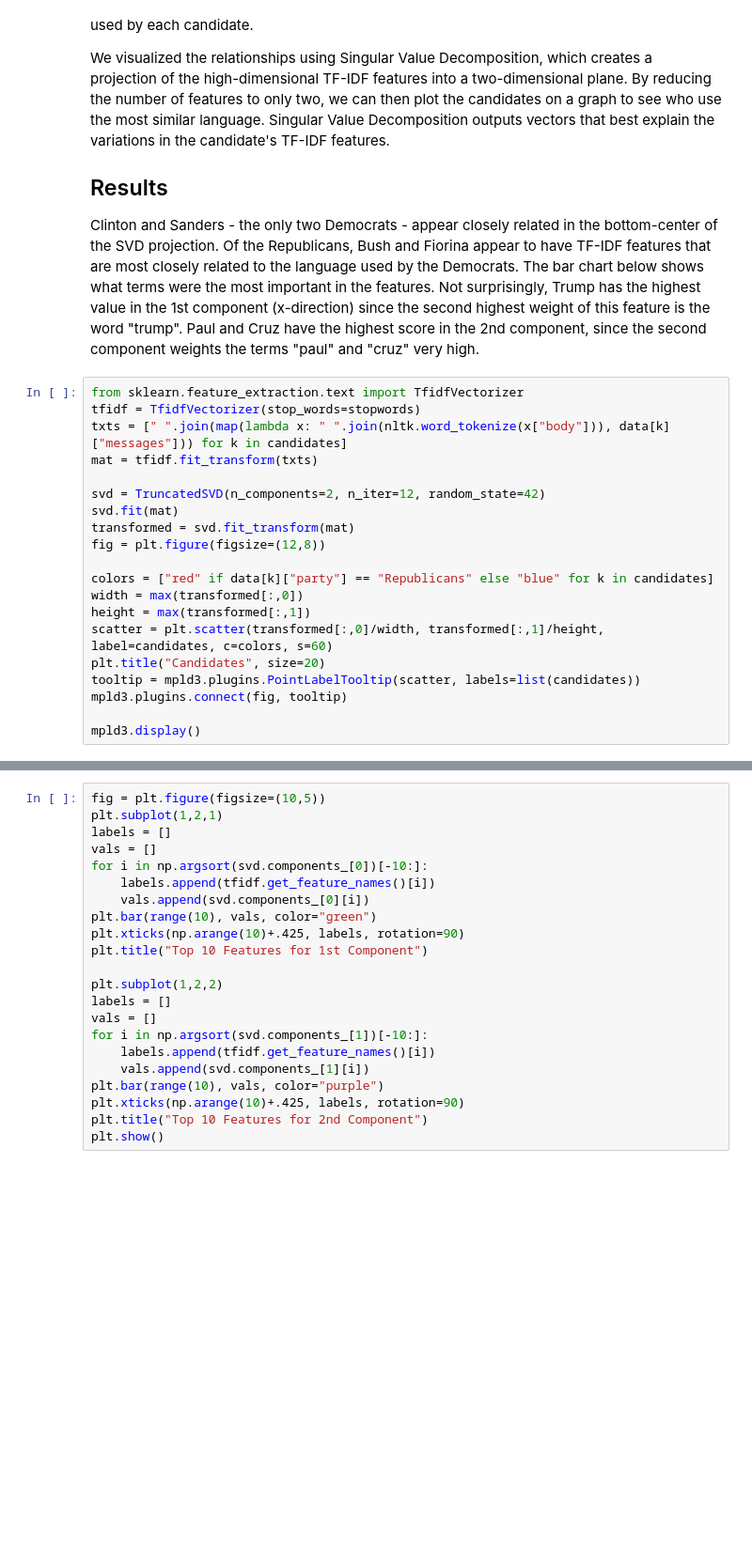
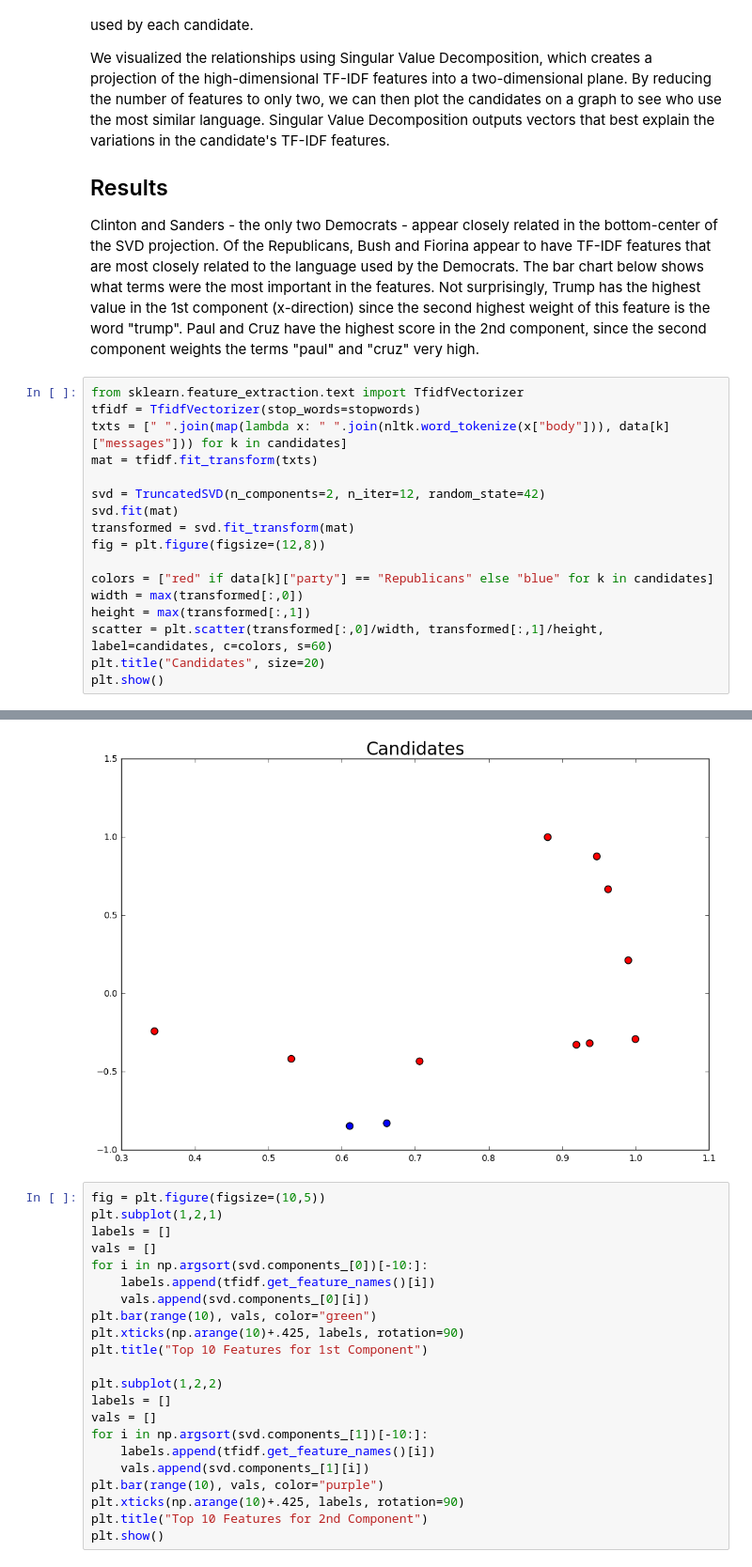
Before and after one commit to jkerfs/VoterEmailAnalysis, a Jupyter notebook: VoterEmailInsights.ipynb, the cells around one changed output, grey strips where cells are left out. Shown at 94% size. Saved outputs shown, nothing was run; the diff lists cells and outputs as text; blank space fills up the shorter version.

```diff
--- a/VoterEmailInsights.ipynb
+++ b/VoterEmailInsights.ipynb
@@ -128,8 +132,5 @@ width = max(transformed[:,0])
 height = max(transformed[:,1])
 scatter = plt.scatter(transformed[:,0]/width, transformed[:,1]/height, label=candidates, c=colors, s=60)
 plt.title("Candidates", size=20)
-tooltip = mpld3.plugins.PointLabelTooltip(scatter, labels=list(candidates))
-mpld3.plugins.connect(fig, tooltip)
-
-mpld3.display()
+plt.show()
 # %% [output]
@@ -137,3 +137,4 @@ mpld3.display()
+[figure, added]
 # %%
 fig = plt.figure(figsize=(10,5))
 plt.subplot(1,2,1)
```
Also changed, not shown: parts of 5 cells of this notebook.
